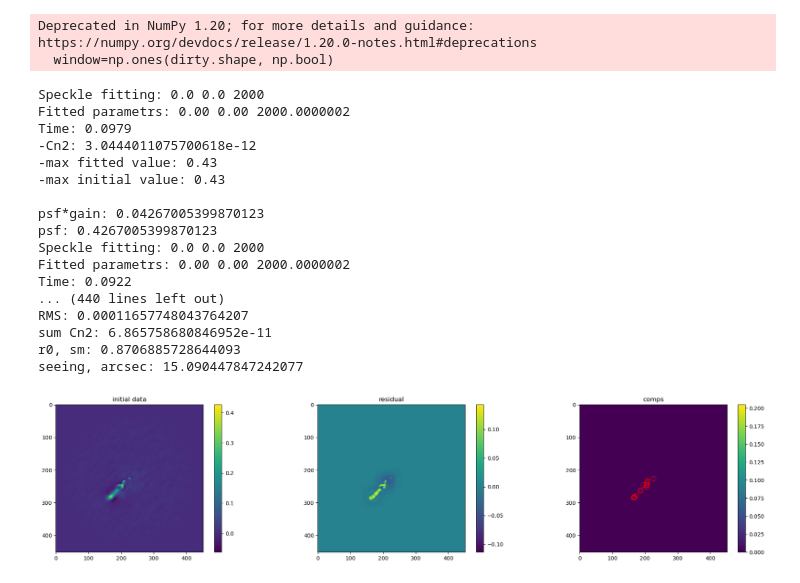
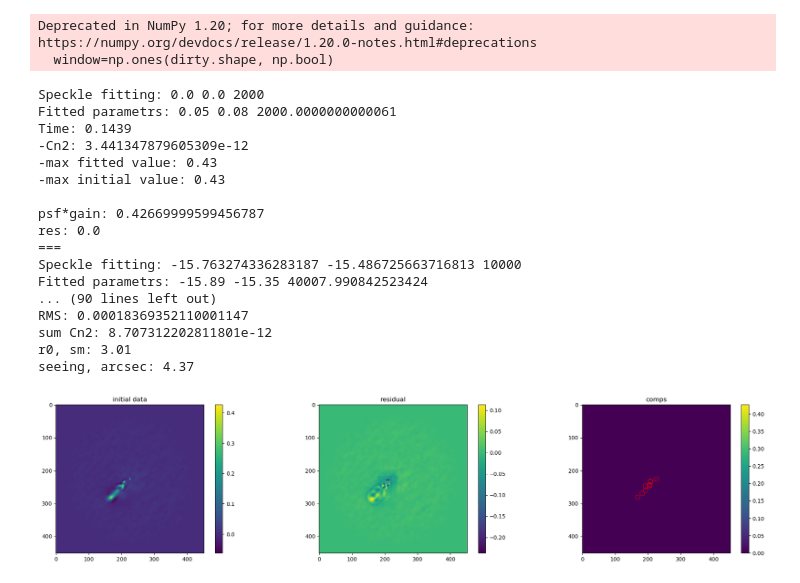
Before and after one commit to AntonMate/domecam, a Jupyter notebook: curvefitting_se.ipynb, the cells around one changed output. Saved outputs shown, nothing was run; the diff lists cells and outputs as text; code cells hidden in the pictures.

```diff
--- a/curvefitting_se.ipynb
+++ b/curvefitting_se.ipynb
@@ -180,11 +175,11 @@ def multi_speckle_fit(params=None, ydata=None):
 
     return res, Xc, Yc, Cn2_fitted[0]*1e-13, zv, Vx, Vy
 # %%
-myParams = [( 0,   0, 2000),
-            (-7.5, -7.5, 18000),
-            (-15, -15, 26000)]
+myParams = [( 0,   0, 2000)]
+#             (-7.5, -7.5, 18000),
+#             (-15, -15, 26000)]
 
-fit, speckle_x, speckle_y, Cn2_values, z, vx, vy = multi_speckle_fit(params=myParams, ydata=data2)
+fit, speckle_x, speckle_y, Cn2_values, z, vx, vy = multi_speckle_fit(params=myParams, ydata=data)
 
 print(' ')
 print('Cn2:', Cn2_values)
@@ -199,11 +194,11 @@ print('resid max:', np.max(data-fit))
 fig, (ax, ax2, ax3) = plt.subplots(1, 3, figsize=(25, 5))
 cr = data.shape[0]//2 # центр изображения
 
-fig.colorbar(ax.imshow(data2), ax=ax)
+fig.colorbar(ax.imshow(data), ax=ax)
 ax.set_title('Исходные данные')
 fig.colorbar(ax2.imshow(fit), ax=ax2)
 ax2.set_title('Апроксимация')
-fig.colorbar(ax3.imshow(data2-fit), ax=ax3)
+fig.colorbar(ax3.imshow(data-fit), ax=ax3)
 ax3.set_title('Разность')
 for i in range(len(speckle_x)):
     ax.scatter(cr+speckle_x[i], cr-speckle_y[i], alpha=0.7, s=80, facecolors='none', edgecolors='r')
@@ -264,67 +273,69 @@ def CLEAN(dirty, gain, thresh, niter):
             myParams = [(Vx, Vy, 10000)]
 
         psf, speckle_x, speckle_y, Cn2v, zv, vxv, vyv = multi_speckle_fit(params=myParams, ydata=res)
-        Cn2.append(Cn2v)
+#         Cn2.append(Cn2v)
+        Cn2.append(Cn2v*gain)
         z.append(zv)
         vx.append(vxv)
         vy.append(vyv)
 
 
         res -= psf*gain
-#         print('psf*gain:', np.max(psf*gain))
-#         print('psf:', np.max(psf))
+        print('psf*gain:', np.max(psf*gain))
+        print('res:', res[my,mx])
+        print('===')
 
         tmp+=1
-#         if np.max(np.fabs(res)) < thresh: # мб это хороший варик, чтобы в минус не уходить
-        if np.max(res) < thresh:
+        if np.max(np.fabs(res)) < thresh:
+#         if np.max(res) < thresh:
             print('Thresh reached!')
             break
     print('Total interations:', tmp)
     return comps, res, Cn2, z, vx, vy
 
 
 # =============================================
-comps, residual, Cn2, z, vx, vy = CLEAN(data2, 0.1, 0, 50)
+comps, residual, Cn2, z, vx, vy = CLEAN(data, 1, 0.1, 10)
 # =============================================
 lambda_=650*pow(10, -9) # нм
 k = 2*np.pi/lambda_
 r0 = pow(0.423*pow(k, 2)*(np.sum(Cn2)), -3/5)
 print(' ')
 print('RMS:', np.mean((data - fit)**2))
-print('sum Cn2:', np.sum(Cn2))
-print('r0, sm:', 100*r0)
-print('seeing, arcsec:', 0.98 * 206265 * lambda_/r0)
+print(f'sum Cn2: {np.sum(Cn2)}')
+print(f'r0, sm: {100*r0:.2f}')
+print(f'seeing, arcsec: {0.98 * 206265 * lambda_/r0:.2f}')
 
 
 fig, (ax, ax2, ax3) = plt.subplots(1, 3, figsize=(25, 5))
 fig.colorbar(ax.imshow(data), ax=ax)
 fig.colorbar(ax2.imshow(residual), ax=ax2)
 fig.colorbar(ax3.imshow(comps), ax=ax3)
 a_tmp = np.where(comps!=0)
 for i in range(len(a_tmp[0])):
     ax3.scatter(a_tmp[1][i], a_tmp[0][i], alpha=0.7, s=80, facecolors='none', edgecolors='r')
 ax.set_title('initial data')
 ax2.set_title('residual')
 ax3.set_title('comps')
 print('')
 # %% [output]
 Deprecated in NumPy 1.20; for more details and guidance: https://numpy.org/devdocs/release/1.20.0-notes.html#deprecations
   window=np.ones(dirty.shape, np.bool)
 Speckle fitting: 0.0 0.0 2000
-Fitted parametrs: 0.00 0.00 2000.0000002
-Time: 0.0979
--Cn2: 3.0444011075700618e-12
+Fitted parametrs: 0.05 0.08 2000.0000000000061
+Time: 0.1439
+-Cn2: 3.441347879605309e-12
 -max fitted value: 0.43
 -max initial value: 0.43
 
-psf*gain: 0.04267005399870123
-psf: 0.4267005399870123
-Speckle fitting: 0.0 0.0 2000
-Fitted parametrs: 0.00 0.00 2000.0000002
-Time: 0.0922
-... (440 lines left out)
-RMS: 0.00011657748043764207
-sum Cn2: 6.865758680846952e-11
-r0, sm: 0.8706885728644093
-seeing, arcsec: 15.090447847242077
+psf*gain: 0.42669999599456787
+res: 0.0
+===
+Speckle fitting: -15.763274336283187 -15.486725663716813 10000
+Fitted parametrs: -15.89 -15.35 40007.990842523424
+... (90 lines left out)
+RMS: 0.00018369352110001147
+sum Cn2: 8.707312202811801e-12
+r0, sm: 3.01
+seeing, arcsec: 4.37
-[figure, old version]
+[figure, new version]
```
Also changed, not shown: parts of 7 cells of this notebook, 3 other files.
